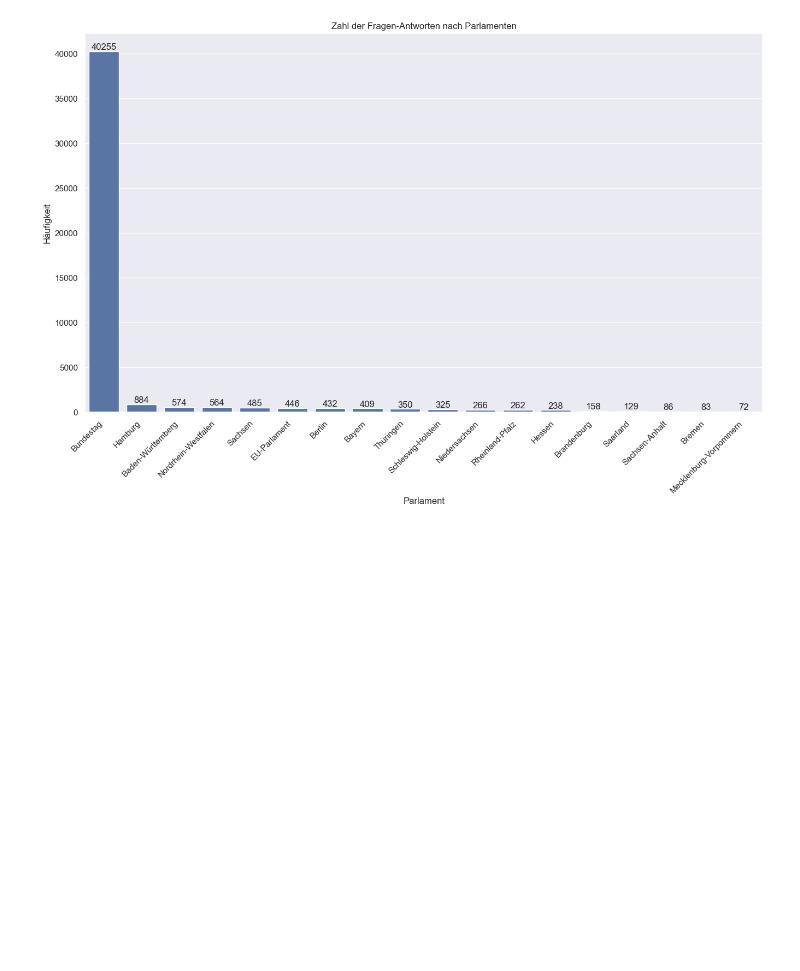
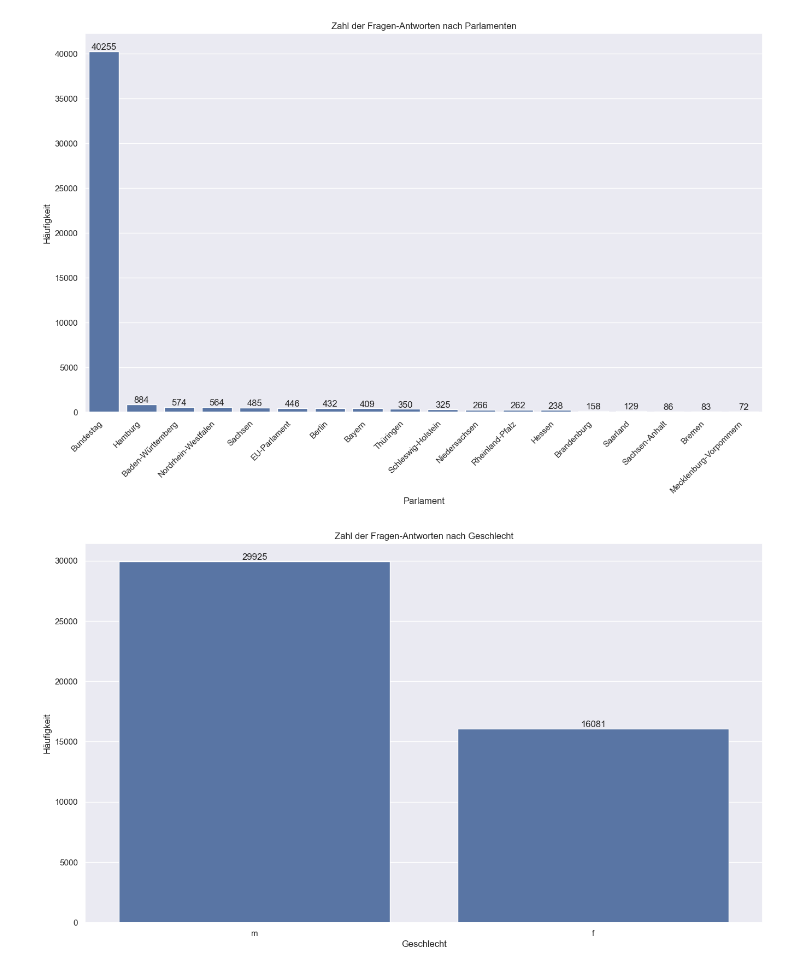
Before and after one commit to dariom25/automatisierte_antwortanalyse_von_abgeordneten, a Jupyter notebook: exploratory_data_analysis.ipynb, the cells around one changed output. Drawn from its saved outputs; the diff is of its cells as text; code cells hidden in the pictures; blank space fills up the shorter version.

Commit message:
Draw plot counting questions per gender

```diff
--- a/exploratory_data_analysis.ipynb
+++ b/exploratory_data_analysis.ipynb
@@ -454,3 +454,25 @@ plt.xticks(rotation=45, ha="right")
 plt.show()
 # %% [output]
 [figure]
+# %%
+# display gender and number of answers in barchart
+sns.set_theme()
+plt.figure(figsize=(16,9))
+
+ax = sns.countplot(
+    data=data,
+    x="gender",
+    order=data["gender"].value_counts().index
+)
+
+# show values over bars
+for i in ax.containers:
+    ax.bar_label(i)
+
+plt.xlabel("Geschlecht")
+plt.ylabel("Häufigkeit")
+plt.title("Zahl der Fragen-Antworten nach Geschlecht")
+
+plt.show()
+# %% [output]
+[figure, added]
```
